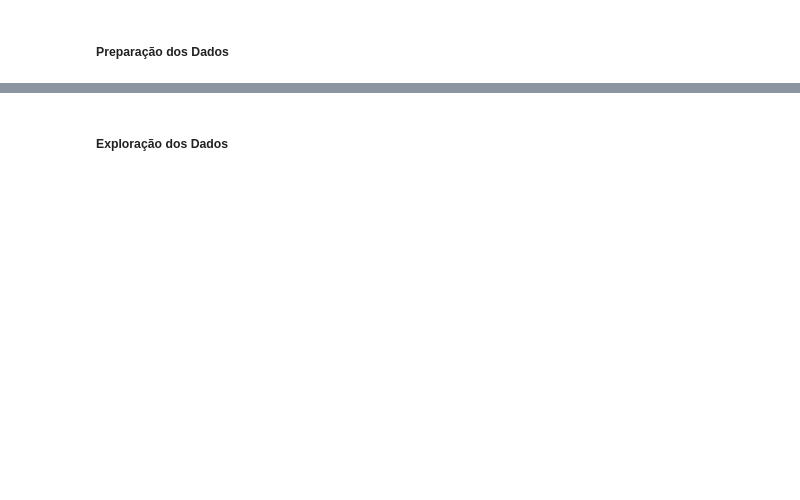
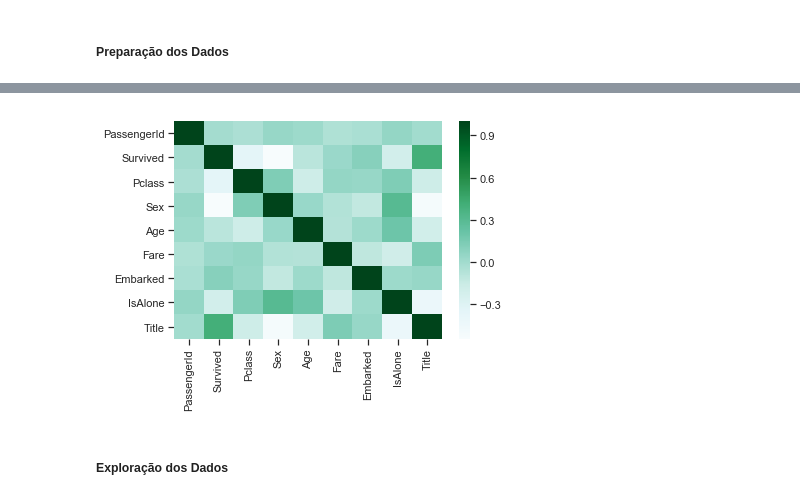
Before and after one commit to rgaliardi/Data-Science, a Jupyter notebook: MaratonaDSB/Titanic/Titanic.ipynb, the cells around one changed output, grey strips where cells are left out. Cells and saved outputs as stored; diff of their text form; code cells hidden in the pictures; blank space fills up the shorter version.

```diff
--- a/MaratonaDSB/Titanic/Titanic.ipynb
+++ b/MaratonaDSB/Titanic/Titanic.ipynb
@@ -109,5 +115,0 @@ dstest['Embarked'].fillna('N', inplace = True)
-# %%
-# Retirando as colunas irrelevantes para o modelo
-
-dstrain.drop(['Name','Ticket','Cabin'], axis = 1, inplace = True)
-dstest.drop(['Name','Ticket','Cabin'], axis = 1, inplace = True)
@@ -126,0 +213,34 @@ dstest = process_age(test,cut_points,label_names)
+# %%
+# Normalizar
+
+for dataset in dsfull:
+    # Mapping Sex
+    fn.setSex(dataset, 'Sex')
+
+    # Mapping titles
+    fn.setTitle(dataset, 'Title')
+
+    # Mapping Embarked
+    fn.setEmbarked(dataset, 'Embarked')
+
+    # Mapping Fare
+    fn.setFare(dataset, 'Fare')
+
+    # Mapping Age
+    fn.setAge(dataset, 'Age')
+
+# Copy Normalization
+dscopy = dstrain.copy()
+
+# Feature Selection
+#drop_elements = ['PassengerId', 'Name', 'Ticket', 'Cabin', 'SibSp', 'Parch', 'FamilySize']
+drop_elements = ['Name', 'Ticket', 'Cabin', 'SibSp', 'Parch', 'FamilySize']
+dstrain = dstrain.drop(drop_elements, axis = 1)
+dstrain = dstrain.drop(['CategoricalAge', 'CategoricalFare'], axis = 1)
+dstest  = dstest.drop(drop_elements, axis = 1)
+
+print (dstrain.head(10))
+
+dsresult = dstrain.copy()
+dstrain = dstrain.values
+dstest  = dstest.values
@@ -127,10 +259,12 @@ dstest = process_age(test,cut_points,label_names)
 # %%
 # Visualizando a correlação em tabela
 
 # Coeficiente de correlação:
 # +1  = forte correlação positiva
 # 0   = não há correlação
 # -1  = forte correlação negativa
-dstrain.corr()
+fn.corr(dsresult)
+# %% [output]
+[figure, added]
 # %% [markdown]
 ##### Exploração dos Dados
```
Also changed, not shown: parts of 35 cells of this notebook, 2 other files.
